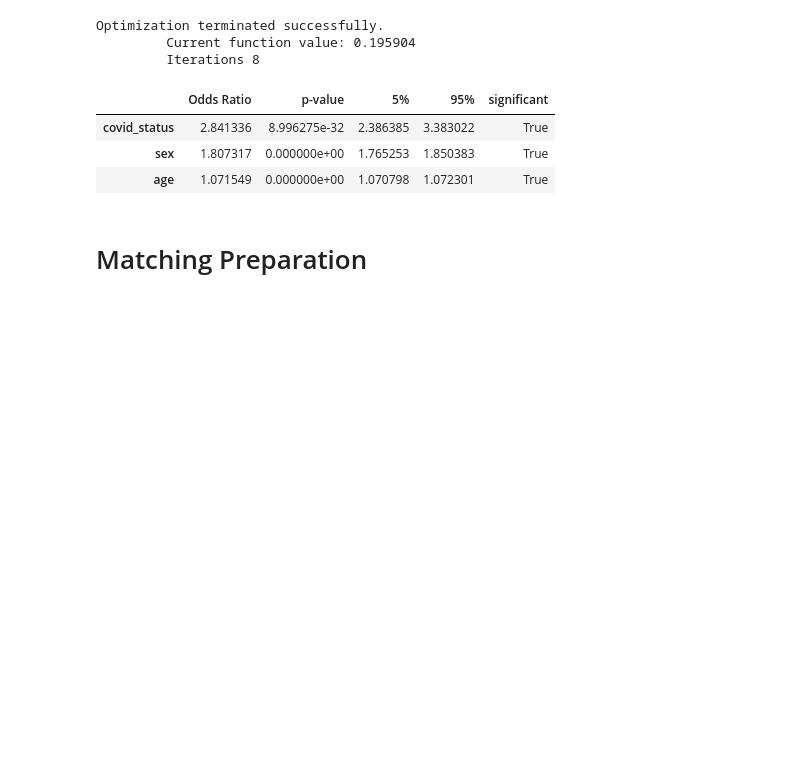
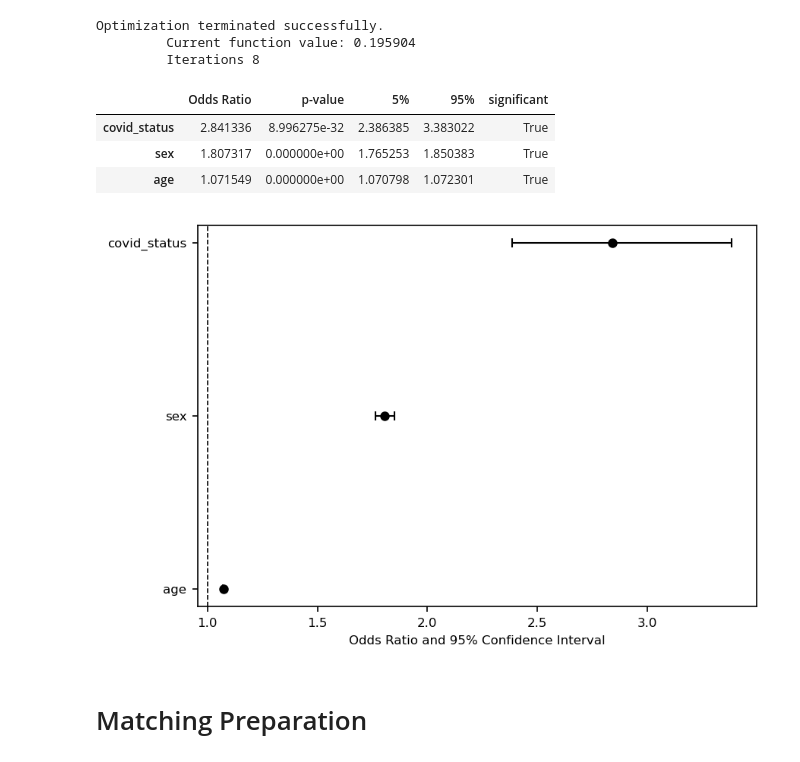
Before and after one commit to biony1209/DSCI-510-Final-Project, a Jupyter notebook: code/Final Project Code.ipynb, the cells around one changed output. Drawn from its saved outputs; the diff is of its cells as text; code cells hidden in the pictures; blank space fills up the shorter version.

Commit message:
Add Extra Credit Visualization.

```diff
--- a/code/Final Project Code.ipynb
+++ b/code/Final Project Code.ipynb
@@ -109,6 +117,21 @@ Optimization terminated successfully.
 | covid_status | 2.841336 | 8.996275e-32 | 2.386385 | 3.383022 | True |
 | sex | 1.807317 | 0.000000e+00 | 1.765253 | 1.850383 | True |
 | age | 1.071549 | 0.000000e+00 | 1.070798 | 1.072301 | True |
+# %%
+import matplotlib.pyplot as plt
+plt.figure(figsize=(6, 4), dpi=150)
+ci = [odds.iloc[::-1]['Odds Ratio'] - odds.iloc[::-1]['5%'].values, odds.iloc[::-1]['95%'].values - odds.iloc[::-1]['Odds Ratio']]
+plt.errorbar(x=odds.iloc[::-1]['Odds Ratio'], y=odds.iloc[::-1].index.values, xerr=ci,
+            color='black',  capsize=3, linestyle='None', linewidth=1,
+            marker="o", markersize=5, mfc="black", mec="black")
+plt.axvline(x=1, linewidth=0.8, linestyle='--', color='black')
+plt.tick_params(axis='both', which='major', labelsize=8)
+plt.xlabel('Odds Ratio and 95% Confidence Interval', fontsize=8)
+plt.tight_layout()
+# plt.savefig('raw_forest_plot.png')
+plt.show()
+# %% [output]
+[figure, added]
 # %% [markdown]
 # Matching Preparation
 # %%
```
Also changed, not shown: parts of 10 cells of this notebook.
